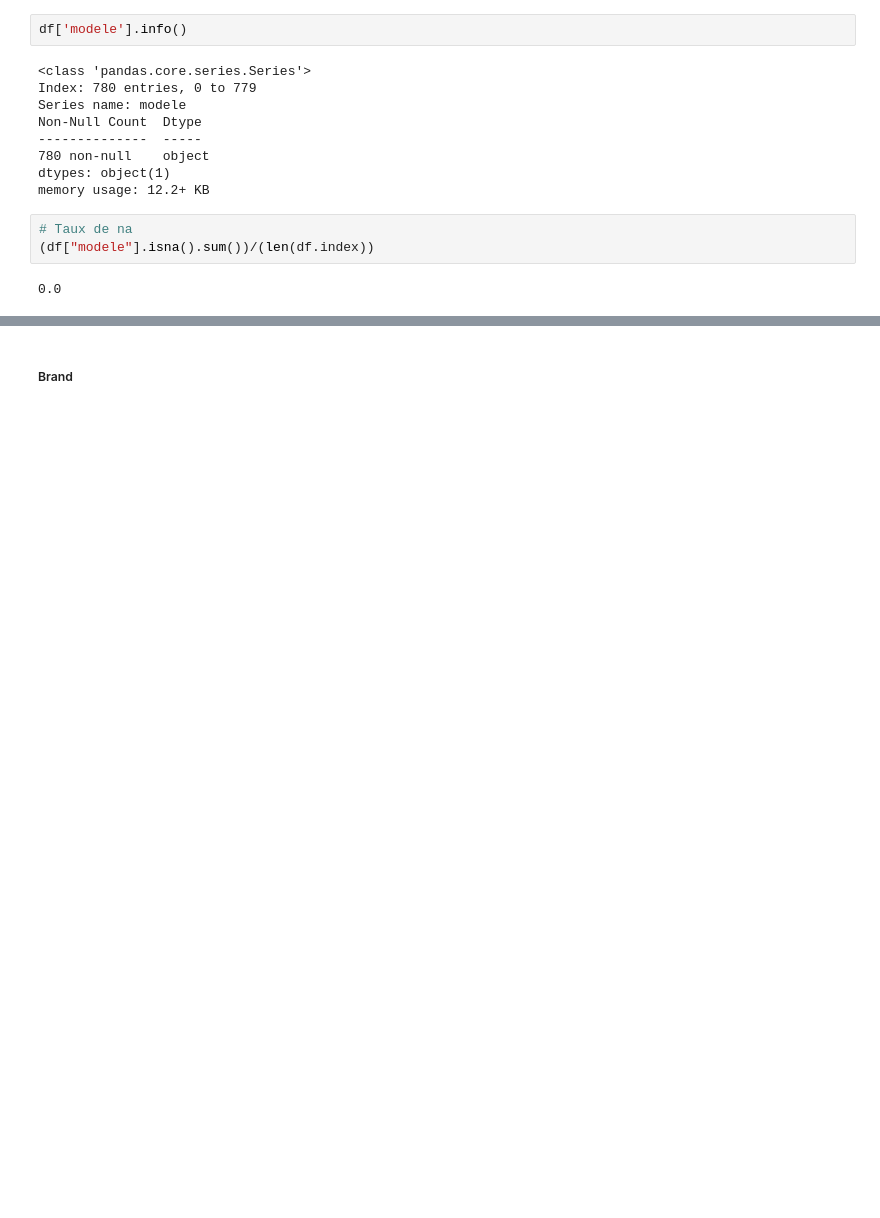
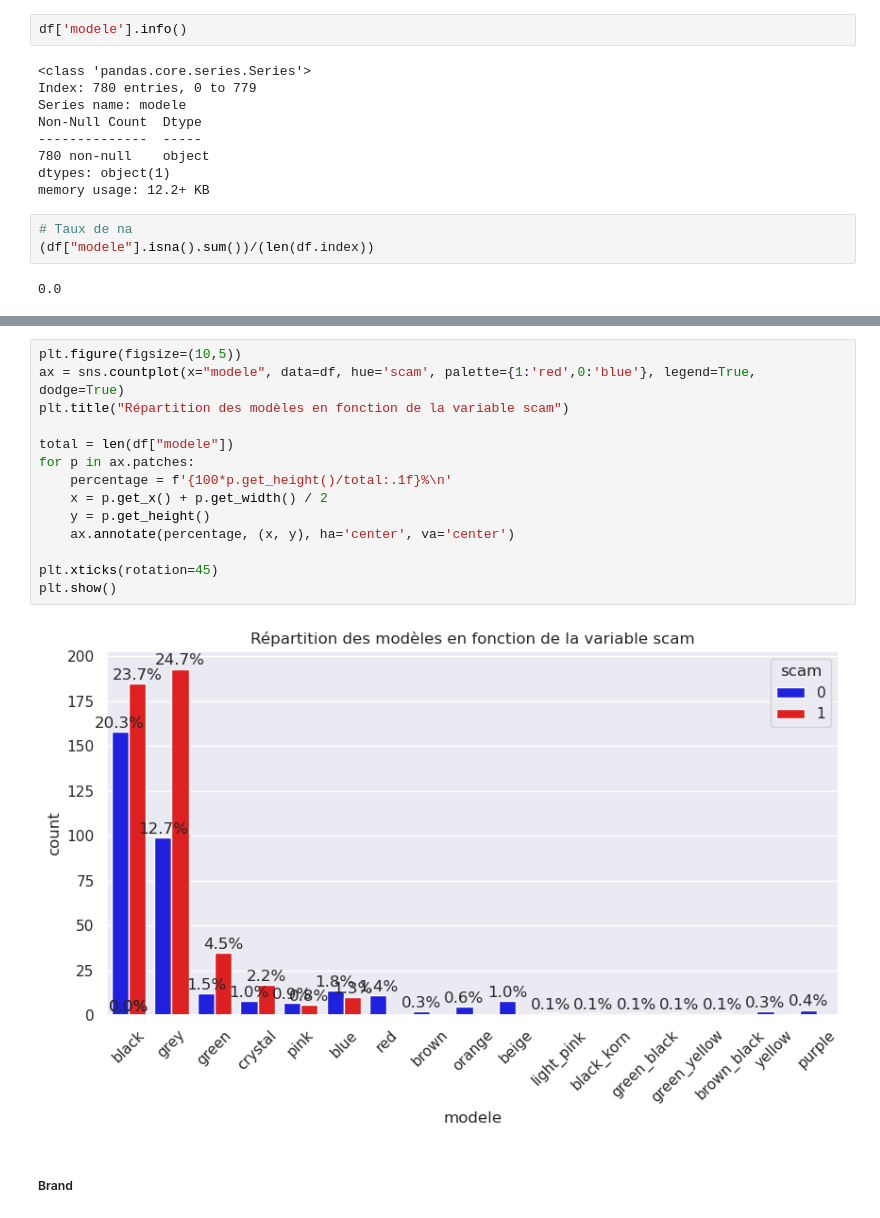
Before and after one commit to davidserruya/Vinted_Fraud_Detection, a Jupyter notebook: Data_Exploration/data_exploration.ipynb, the cells around one changed output, grey strips where cells are left out. Cells and saved outputs as stored; diff of their text form; blank space fills up the shorter version.

```diff
--- a/Data_Exploration/data_exploration.ipynb
+++ b/Data_Exploration/data_exploration.ipynb
@@ -176,2 +222,18 @@ plt.show()
+# %%
+plt.figure(figsize=(10,5))
+ax = sns.countplot(x="modele", data=df, hue='scam', palette={1:'red',0:'blue'}, legend=True, dodge=True)
+plt.title("Répartition des modèles en fonction de la variable scam")
+
+total = len(df["modele"])
+for p in ax.patches:
+    percentage = f'{100*p.get_height()/total:.1f}%\n'
+    x = p.get_x() + p.get_width() / 2
+    y = p.get_height()
+    ax.annotate(percentage, (x, y), ha='center', va='center')
+
+plt.xticks(rotation=45)
+plt.show()
+# %% [output]
+[figure, added]
 # %% [markdown]
 ##### Brand
```
Also changed, not shown: parts of 237 cells of this notebook, 1 other file.
